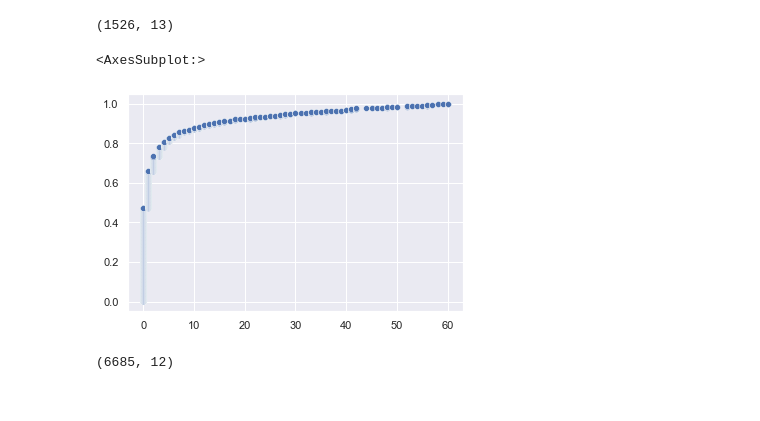
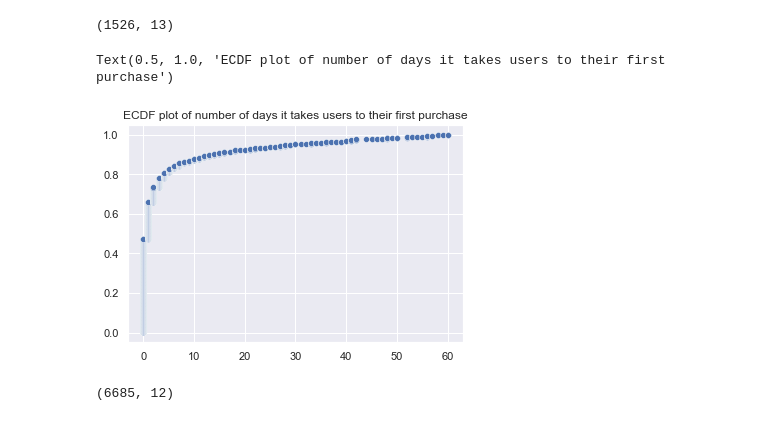
Before and after one commit to nghitrampham/data_assessments, a Jupyter notebook: pg_da_ds_homework/conversion_model.ipynb, the cells around one changed output. Drawn from its saved outputs; the diff is of its cells as text; code cells hidden in the pictures.

```diff
--- a/pg_da_ds_homework/conversion_model.ipynb
+++ b/pg_da_ds_homework/conversion_model.ipynb
@@ -207,11 +232,11 @@ paying_users_df.shape
 # %%
 sns.set()
 x_ecdf, y_ecdf = ecdf(paying_users_df["days_to_first_purchase"])
 sns.scatterplot(x=x_ecdf, y=y_ecdf)
-plt.title("ECDF plot of ")
+plt.title("ECDF plot of number of days it takes users to their first purchase")
 # %% [output]
-<AxesSubplot:>
+Text(0.5, 1.0, 'ECDF plot of number of days it takes users to their first purchase')
-[figure, old version]
+[figure, new version]
 # %%
 users_iaps.shape
 # %% [output]
```
Also changed, not shown: parts of 14 cells of this notebook.
